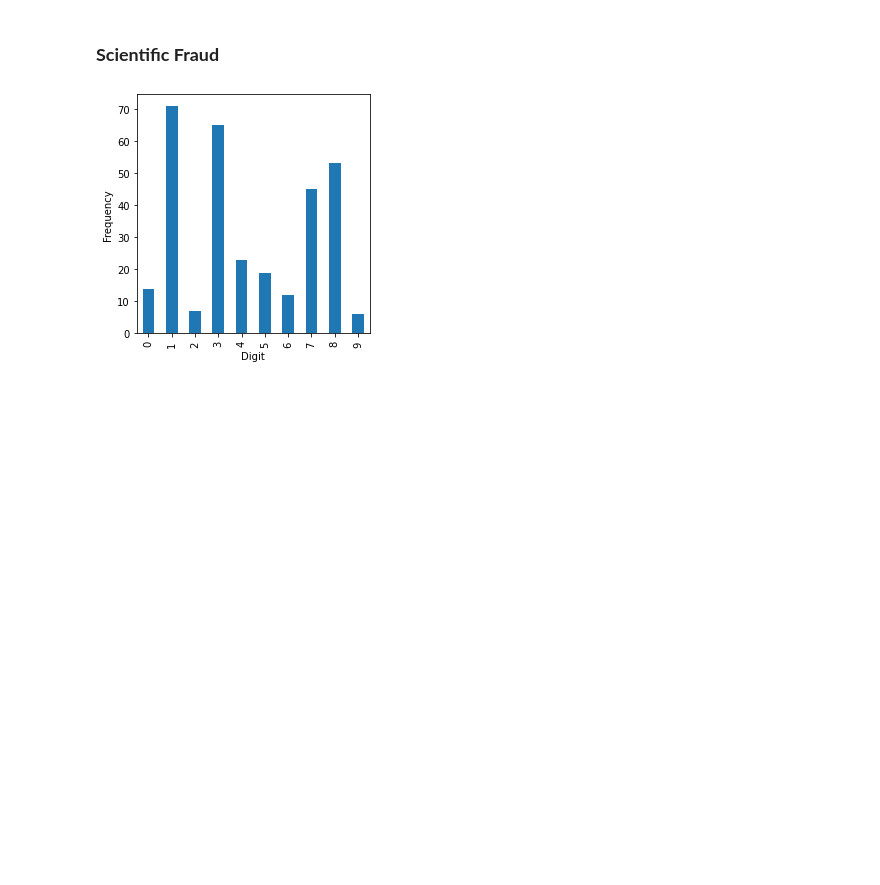
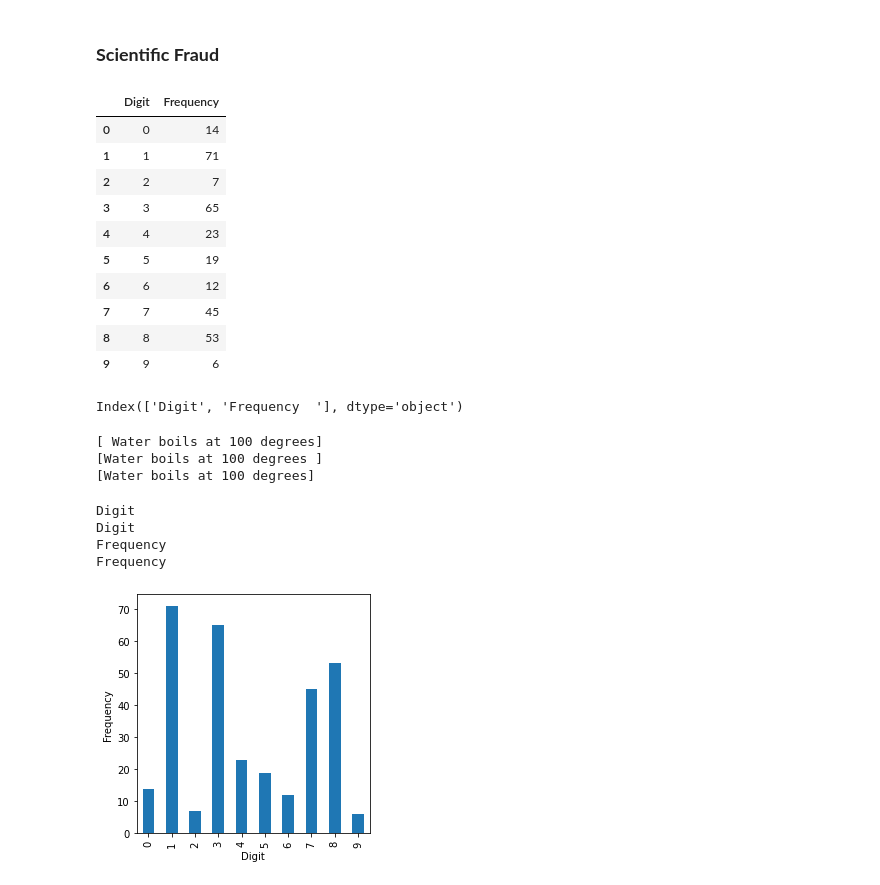
Before and after one commit to young-hwanlee/my-practical-statistics-for-data-scientists, a Jupyter notebook: Chapter_3_Statistical_Experiments_and_Significance_Testing.ipynb, the cells around one changed output. Saved outputs shown, nothing was run; the diff lists cells and outputs as text; code cells hidden in the pictures; blank space fills up the shorter version.

```diff
--- a/Chapter_3_Statistical_Experiments_and_Significance_Testing.ipynb
+++ b/Chapter_3_Statistical_Experiments_and_Significance_Testing.ipynb
@@ -582,4 +582,41 @@ p-value: 0.4348
 # stats.fisher_exact(clicks.values)
 # %% [markdown]
 ### **Scientific Fraud**
+# %%
+imanishi = pd.read_csv(IMANISHI_CSV)
+imanishi
+# %% [output]
+|  | Digit | Frequency |
+| 0 | 0 | 14 |
+| 1 | 1 | 71 |
+| 2 | 2 | 7 |
+| 3 | 3 | 65 |
+| 4 | 4 | 23 |
+| 5 | 5 | 19 |
+| 6 | 6 | 12 |
+| 7 | 7 | 45 |
+| 8 | 8 | 53 |
+| 9 | 9 | 6 |
+# %%
+imanishi.columns
+# %% [output]
+Index(['Digit', 'Frequency  '], dtype='object')
+# %%
+text = ' Water boils at 100 degrees '
+print('[' + text.rstrip() + ']')
+print('[' + text.lstrip() + ']')
+print('[' + text.strip() + ']')
+# %% [output]
+[ Water boils at 100 degrees]
+[Water boils at 100 degrees ]
+[Water boils at 100 degrees]
+# %%
+for c in imanishi.columns:
+    print(c)
+    print(c.strip())
+# %% [output]
+Digit
+Digit
+Frequency
+Frequency
 # %%
```
Also changed, not shown: parts of 9 cells of this notebook.
